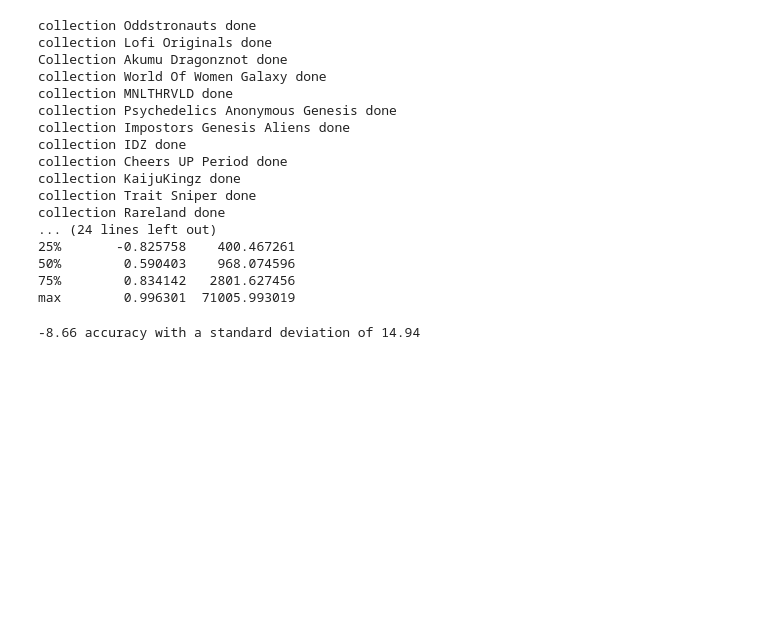
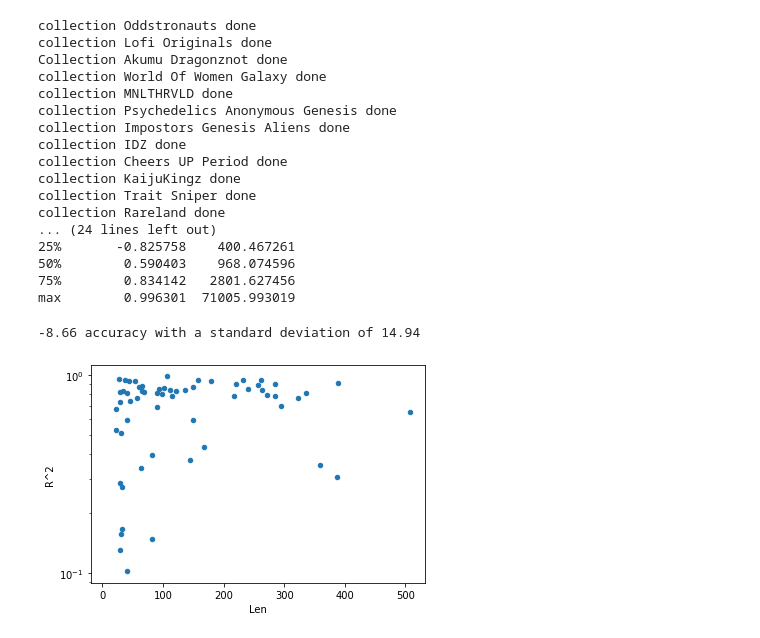
Before and after one commit to EgorMozharov/NFT, a Jupyter notebook: Predict.ipynb, the cells around one changed output. Drawn from its saved outputs; the diff is of its cells as text; code cells hidden in the pictures; blank space fills up the shorter version.

```diff
--- a/Predict.ipynb
+++ b/Predict.ipynb
@@ -93,7 +93,7 @@ data['Otherdeed'].head()
 | 4 | 2022-05-05 | 38785.609587 | 9555.102539 | 12412.468262 | 5.352414e+06 | 8.607427e+08 | 138 | ... |
 | 5 | 2022-05-06 | 18947.476533 | 10.447601 | 11471.645508 | 2.292645e+06 | 9.411408e+05 | 121 | ... |
 # %%
-results = pd.DataFrame(columns = ['Collection', 'R^2', 'RMSE'])
+results = pd.DataFrame(columns = ['Collection', 'R^2', 'RMSE', 'Len'])
 error = []
 
 for i in data.keys():
@@ -113,7 +113,7 @@ for i in data.keys():
         RMSE = np.sqrt(mean_squared_error(y_test, predictions))
         r2 = r2_score(y_test, predictions)
 
-        res = {'Collection': i,'R^2' : r2,'RMSE' : RMSE}
+        res = {'Collection': i,'R^2' : r2,'RMSE' : RMSE, 'Len' : len(new_data)}
         results = results.append(res, ignore_index = True)
         print('collection ' + i + ' done')
     except:
@@ -179,3 +179,7 @@ ols_cv_mse = cross_val_score(ols2, x, y, cv=5)
 print("%0.2f accuracy with a standard deviation of %0.2f" % (ols_cv_mse.mean(), ols_cv_mse.std()))
 # %% [output]
 -8.66 accuracy with a standard deviation of 14.94
+# %%
+results.plot.scatter(x="Len", y="R^2", logy=True);
+# %% [output]
+[figure, added]
```
Also changed, not shown: parts of 1 cell of this notebook.
